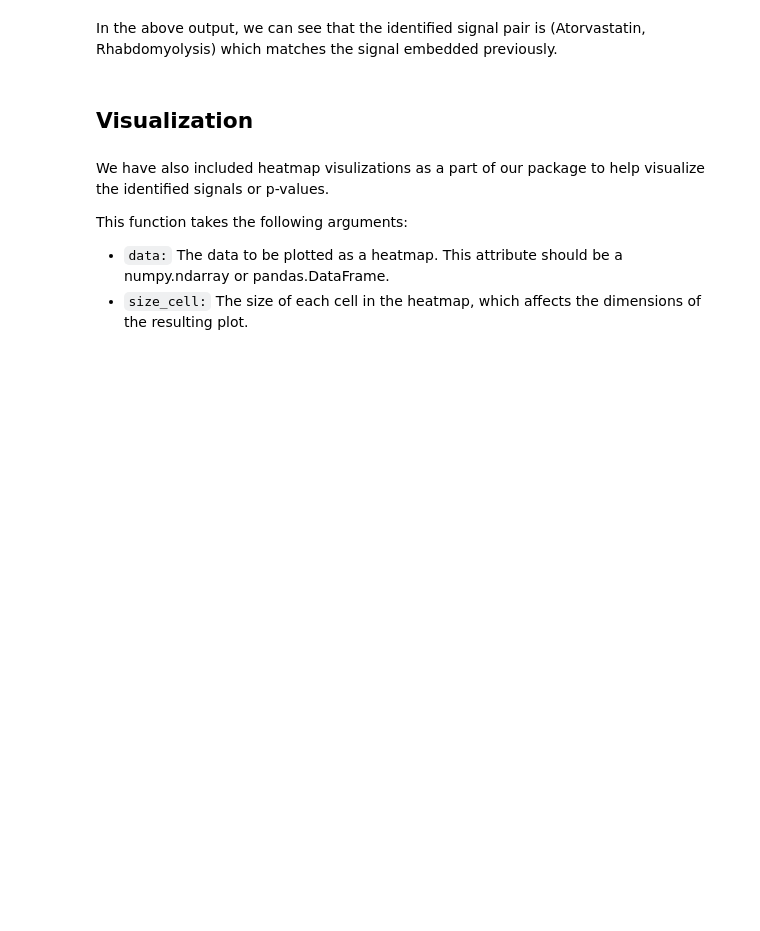
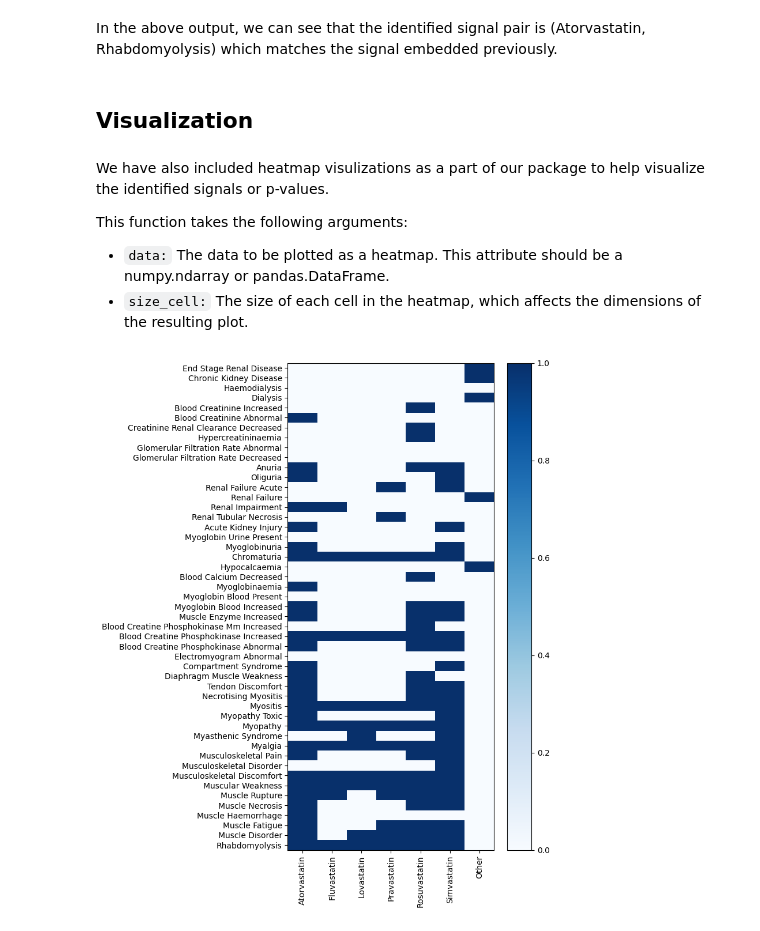
Before and after one commit to rmj3197/MDDC, a Jupyter notebook: docs/source/user_guide/MDDC_Usage.ipynb, the cells around one changed output. Cells and saved outputs as stored; diff of their text form; code cells hidden in the pictures; blank space fills up the shorter version.

```diff
--- a/docs/source/user_guide/MDDC_Usage.ipynb
+++ b/docs/source/user_guide/MDDC_Usage.ipynb
@@ -183,6 +230,8 @@ This function takes the following arguments:
 - `size_cell:` The size of each cell in the heatmap, which affects the dimensions of the resulting plot.
 # %%
 # visualizing the identified signals
-MDDC.utils.plot_heatmap(mc_results.signal_adj.iloc[:-1], cmap="Blues")
+MDDC.utils.plot_heatmap(mc_results.signal.iloc[:-1], cmap="Blues")
+# %% [output]
+[figure, added]
 # %%
 # visualizing the p-values
```
Also changed, not shown: parts of 14 cells of this notebook, 8 other files.
